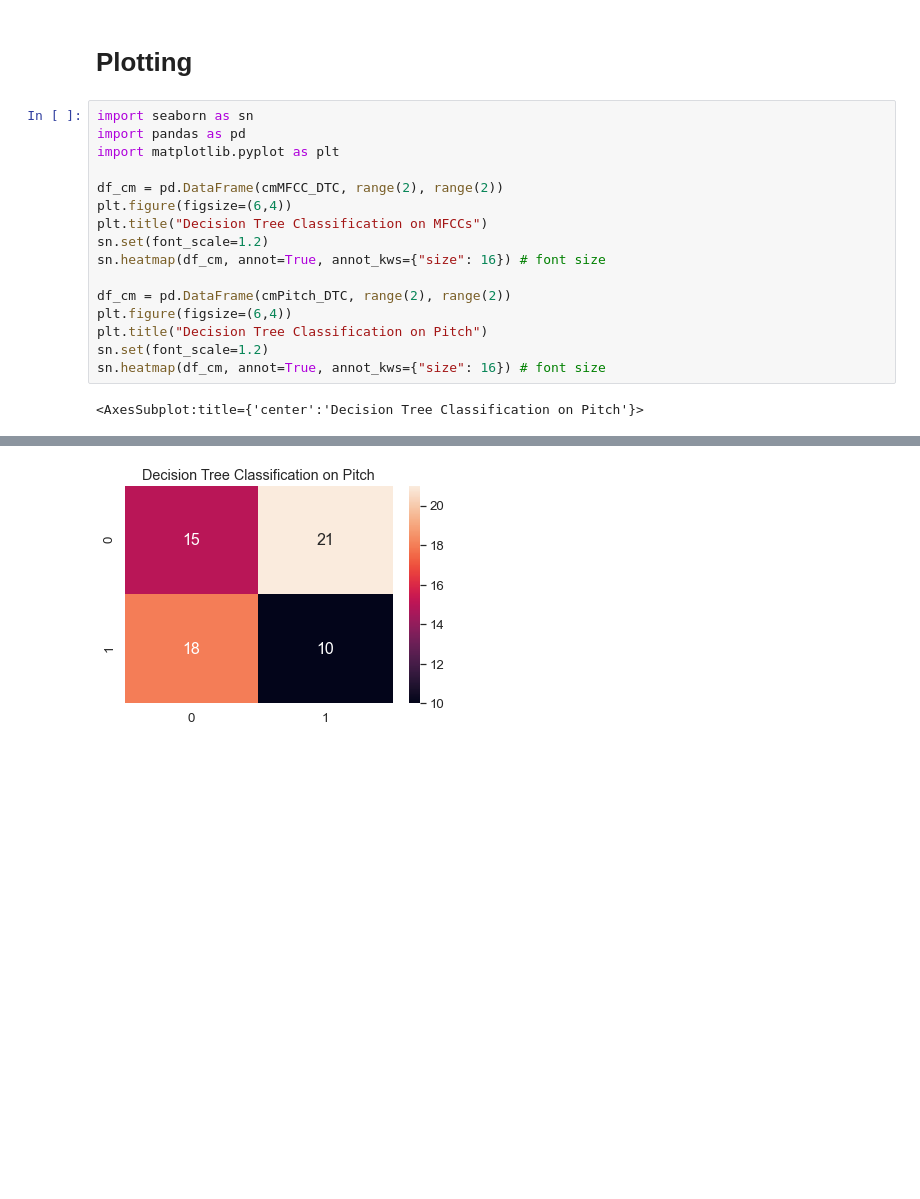
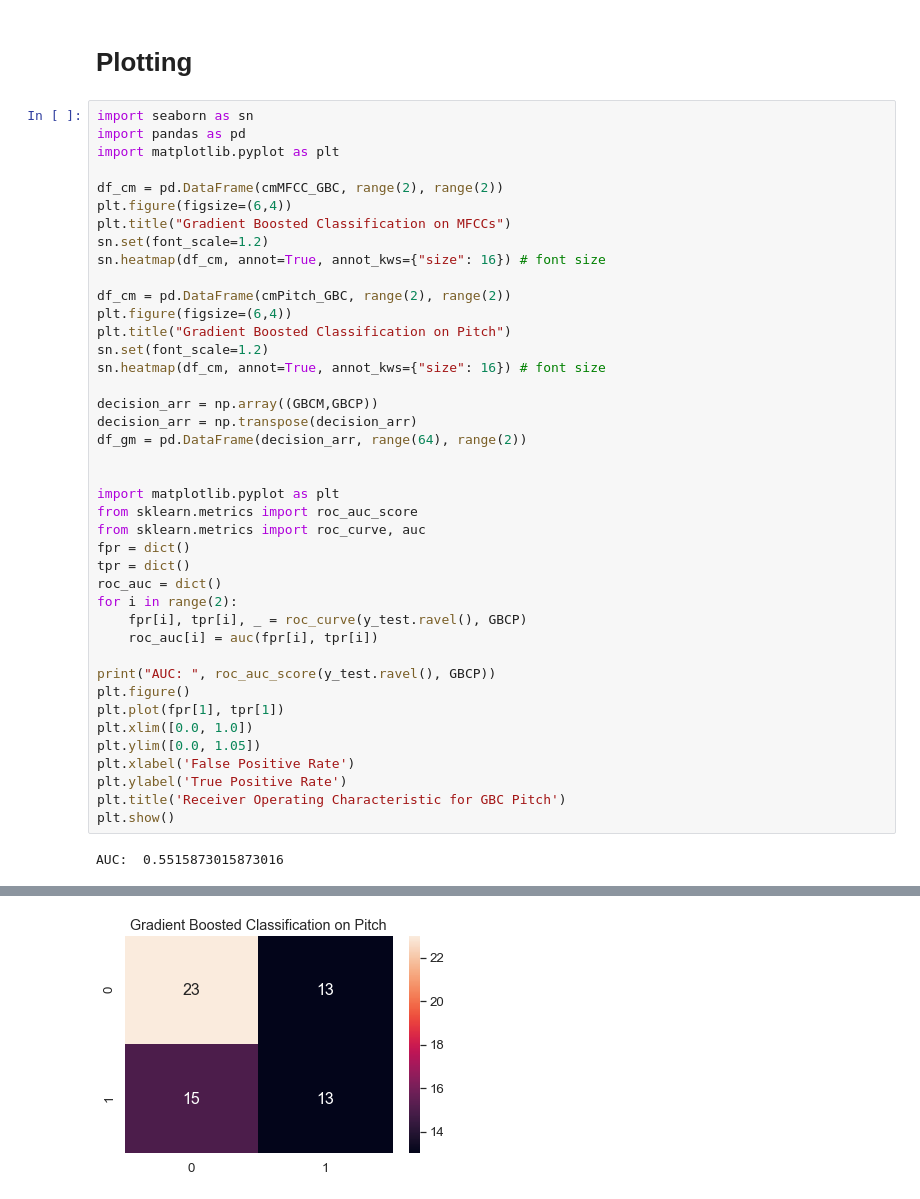
Before and after one commit to jxm1522/AI_FinalProject, a Jupyter notebook: AI_FinalProject.ipynb, the cells around one changed output, grey strips where cells are left out. Drawn from its saved outputs; the diff is of its cells as text; blank space fills up the shorter version.

```diff
--- a/AI_FinalProject.ipynb
+++ b/AI_FinalProject.ipynb
@@ -387,16 +439,41 @@ import seaborn as sn
 import pandas as pd
 import matplotlib.pyplot as plt
 
-df_cm = pd.DataFrame(cmMFCC_DTC, range(2), range(2))
+df_cm = pd.DataFrame(cmMFCC_GBC, range(2), range(2))
 plt.figure(figsize=(6,4))
-plt.title("Decision Tree Classification on MFCCs")
+plt.title("Gradient Boosted Classification on MFCCs")
 sn.set(font_scale=1.2)
 sn.heatmap(df_cm, annot=True, annot_kws={"size": 16}) # font size
 
-df_cm = pd.DataFrame(cmPitch_DTC, range(2), range(2))
+df_cm = pd.DataFrame(cmPitch_GBC, range(2), range(2))
 plt.figure(figsize=(6,4))
-plt.title("Decision Tree Classification on Pitch")
+plt.title("Gradient Boosted Classification on Pitch")
 sn.set(font_scale=1.2)
 sn.heatmap(df_cm, annot=True, annot_kws={"size": 16}) # font size
+
+decision_arr = np.array((GBCM,GBCP))
+decision_arr = np.transpose(decision_arr)
+df_gm = pd.DataFrame(decision_arr, range(64), range(2))
+
+
+import matplotlib.pyplot as plt
+from sklearn.metrics import roc_auc_score
+from sklearn.metrics import roc_curve, auc
+fpr = dict()
+tpr = dict()
+roc_auc = dict()
+for i in range(2):
+    fpr[i], tpr[i], _ = roc_curve(y_test.ravel(), GBCP)
+    roc_auc[i] = auc(fpr[i], tpr[i])
+
+print("AUC: ", roc_auc_score(y_test.ravel(), GBCP))
+plt.figure()
+plt.plot(fpr[1], tpr[1])
+plt.xlim([0.0, 1.0])
+plt.ylim([0.0, 1.05])
+plt.xlabel('False Positive Rate')
+plt.ylabel('True Positive Rate')
+plt.title('Receiver Operating Characteristic for GBC Pitch')
+plt.show()
 # %% [output]
-<AxesSubplot:title={'center':'Decision Tree Classification on Pitch'}>
+AUC:  0.5515873015873016
@@ -404 +481 @@ sn.heatmap(df_cm, annot=True, annot_kws={"size": 16}) # font size
-[figure, old version]
+[figure, new version]
```
Also changed, not shown: parts of 4 cells of this notebook.
